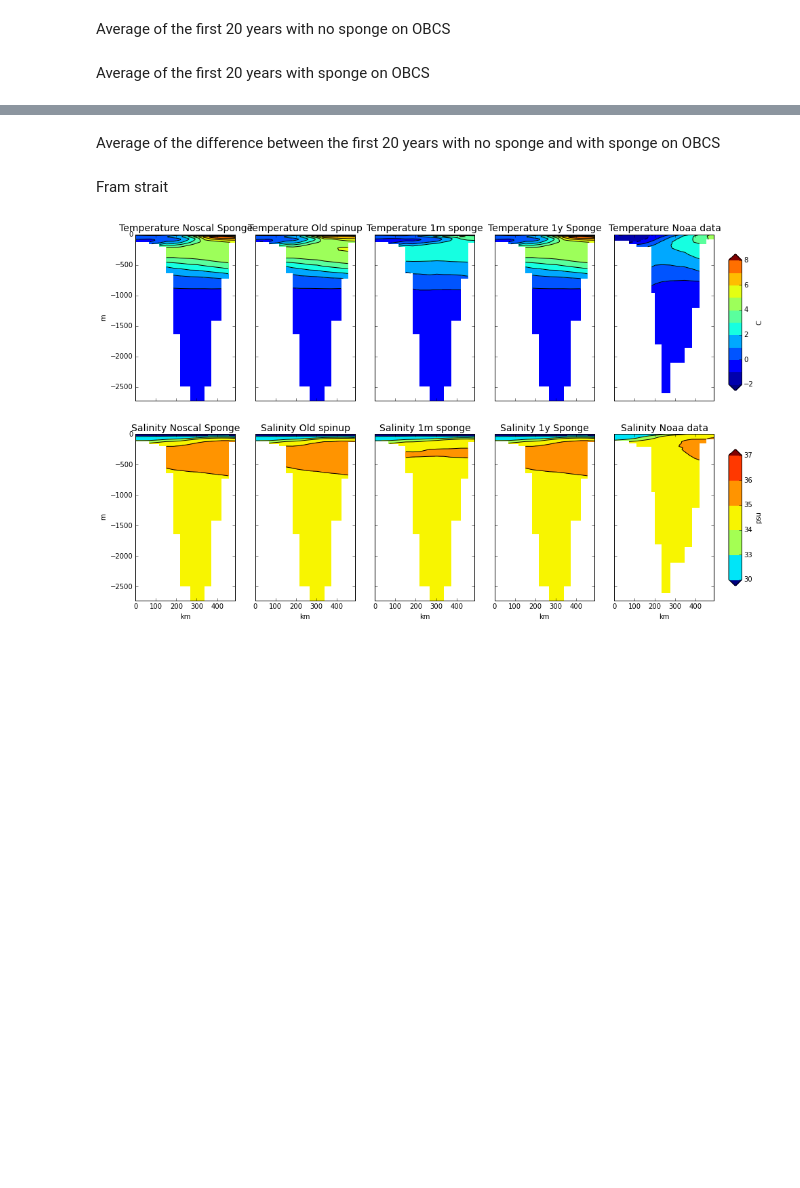
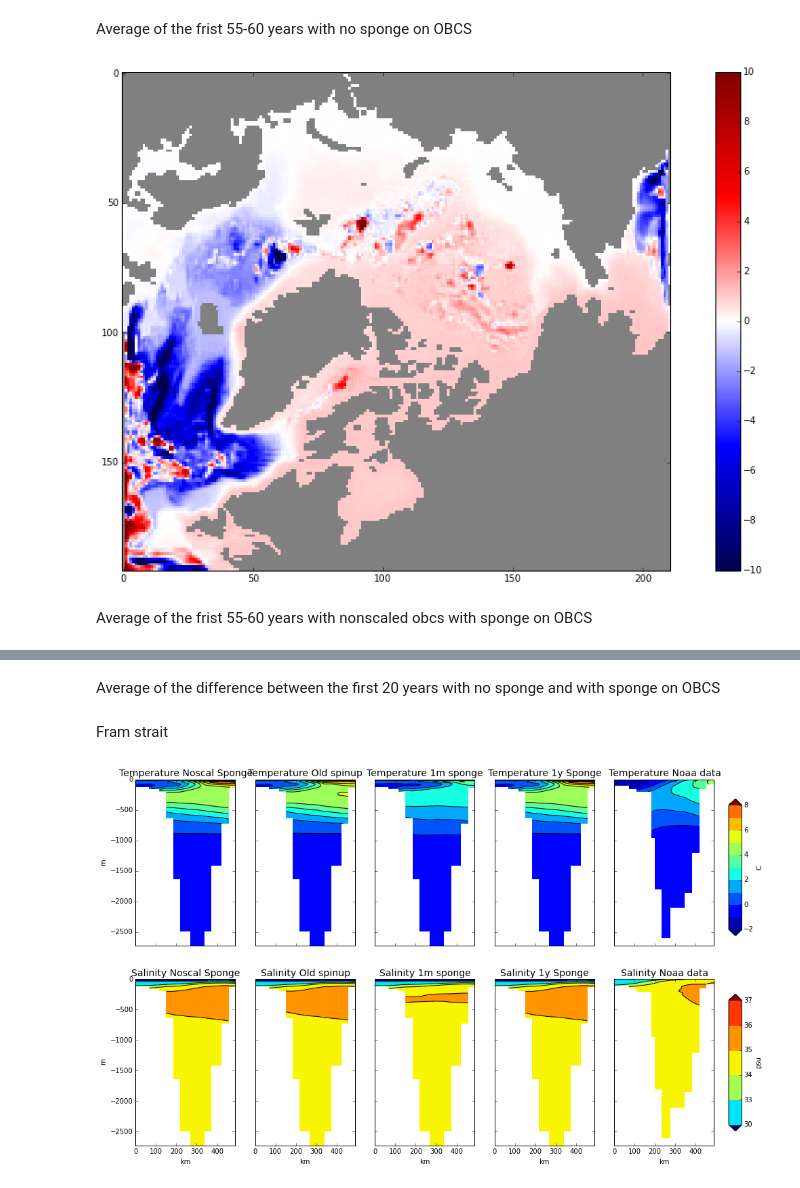
Before and after one commit to AlessandroMozzato/notebooks, a Jupyter notebook: obcs.ipynb, the cells around one changed output, grey strips where cells are left out. Cells and saved outputs as stored; diff of their text form; code cells hidden in the pictures; blank space fills up the shorter version.

```diff
--- a/obcs.ipynb
+++ b/obcs.ipynb
@@ -111,9 +106,11 @@ def interact(field,cmap1,vimin1,vimin2,vimax1,vimax2,time1,time2,z1,z2):
     w = interactive(plot_field2,vimin=(vimin1,vimin2),vimax=(vimax1,vimax2),time=(time1,time2),Z=(z1,z2))
     display(w)
 # %% [markdown]
-Average of the first 20 years with no sponge on OBCS
+Average of the frist 55-60 years with no sponge on OBCS
 # %%
-#interact(np.nanmean(nosponge.psi,axis=0),matplotlib.cm.seismic,-40,40,-40,40,time1=0,time2=100,z1=0,z2=50)
+interact(np.nanmean(first_spinup.psi,axis=0),matplotlib.cm.seismic,-40,40,-40,40,time1=0,time2=100,z1=0,z2=50)
+# %% [output]
+[figure, added]
 # %% [markdown]
-Average of the first 20 years with sponge on OBCS
+Average of the frist 55-60 years with nonscaled obcs with sponge on OBCS
 # %%
```
Also changed, not shown: parts of 20 cells of this notebook, 1 other file.
